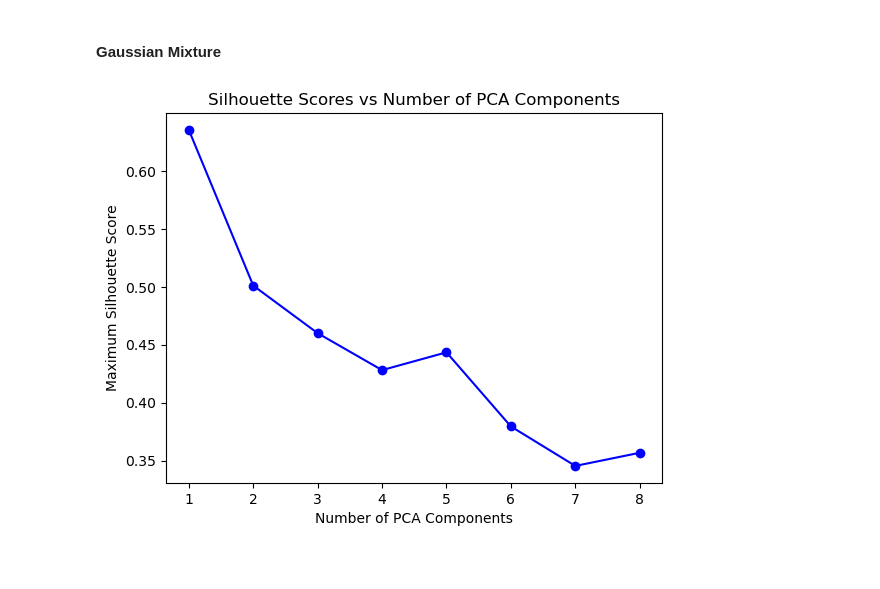
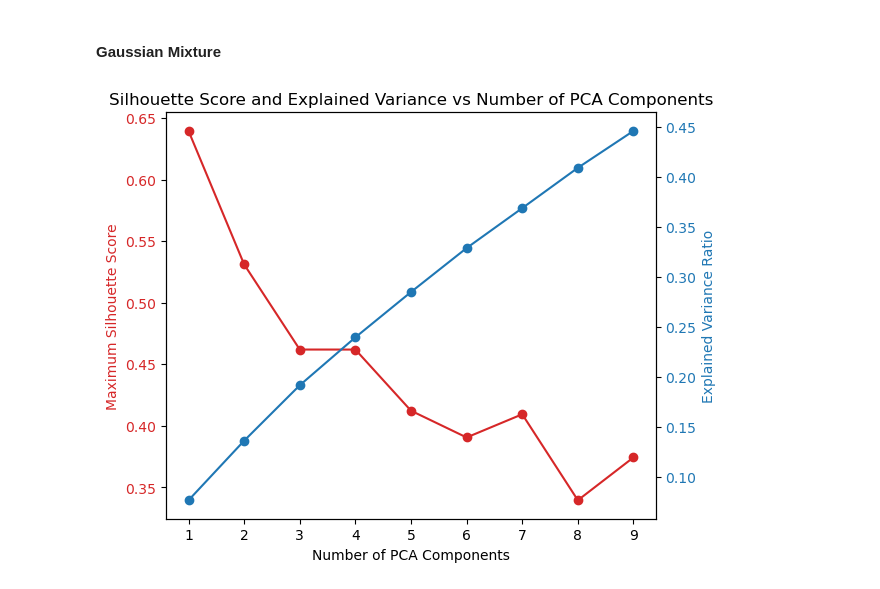
Before and after one commit to salihnuman/CS412_Project, a Jupyter notebook: hw_score_predict.ipynb, the cells around one changed output. Cells and saved outputs as stored; diff of their text form; code cells hidden in the pictures.

```diff
--- a/hw_score_predict.ipynb
+++ b/hw_score_predict.ipynb
@@ -432,7 +432,7 @@ from sklearn.metrics import silhouette_score
 from joblib import Parallel, delayed
 
 
-
+n_gmm_components = 9
 #n_components_range = [3, 5, 7, 9, 11] #cluster sayısı                             commentledim cluster sayısını 9'da fixed bırakmak icin
 covariance_types = ['full', 'tied', 'diag', 'spherical'] #covairance tipleri
 tolerance_values = [1e-4, 1e-3, 1e-2]  #convergence thresholdları
@@ -442,12 +442,13 @@ max_iter_values = [50, 100, 150]   # iteration sayısı
 
 
 silhouette_scores = []
-
+n_pca_components_range = range(1, 10)
 num_components_list = []
 max_silhouette_scores_list = []
+explained_variance_ratios = []
 
 # 1den 9 a kadar pca componentı arasında iterate ediyorum
-for n_components_pca in range(1, 9):
+for n_components_pca in n_pca_components_range:
 
     pca = PCA(n_components=n_components_pca)
     prompts_tf_idf_pca = pca.fit_transform(prompts_TF_IDF)
@@ -465,36 +466,52 @@ for n_components_pca in range(1, 9):
         gmm.fit(prompts_tf_idf_scaled)
         cluster_assignments = gmm.predict(prompts_tf_idf_scaled)
         silhouette_avg = silhouette_score(prompts_tf_idf_scaled, cluster_assignments)
         return silhouette_avg
 
     #parallel kullanarak looplama
     silhouette_scores_pca.extend(
         Parallel(n_jobs=-1)(
             delayed(calculate_silhouette_score)(cov_type, tol, max_iter)
             for cov_type in covariance_types
             for tol in tolerance_values
             for max_iter in max_iter_values
         )
     )
 
 
     max_silhouette_score = max(silhouette_scores_pca)
     silhouette_scores.append({
         'n_components_pca': n_components_pca,
         'max_silhouette_score': max_silhouette_score
     })
 
 
     #score ve componentları listeye ekleme
     num_components_list.append(n_components_pca)
     max_silhouette_scores_list.append(max_silhouette_score)
 
 
-#plotlama kısmı
-plt.plot(num_components_list, max_silhouette_scores_list, marker='o', linestyle='-', color='blue')
-plt.title('Silhouette Scores vs Number of PCA Components')
-plt.xlabel('Number of PCA Components')
-plt.ylabel('Maximum Silhouette Score')
+    explained_variance_ratio = np.sum(pca.explained_variance_ratio_)
+
+    explained_variance_ratios.append(explained_variance_ratio)
+
+# Plotting
+fig, ax1 = plt.subplots()
+
+color = 'tab:red'
+ax1.set_xlabel('Number of PCA Components')
+ax1.set_ylabel('Maximum Silhouette Score', color=color)
+ax1.plot(n_pca_components_range, max_silhouette_scores_list, marker='o', linestyle='-', color=color)
+ax1.tick_params(axis='y', labelcolor=color)
+
+ax2 = ax1.twinx()
+color = 'tab:blue'
+ax2.set_ylabel('Explained Variance Ratio', color=color)
+ax2.plot(n_pca_components_range, explained_variance_ratios, marker='o', linestyle='-', color=color)
+ax2.tick_params(axis='y', labelcolor=color)
+
+fig.tight_layout()
+plt.title('Silhouette Score and Explained Variance vs Number of PCA Components')
 plt.show()
 # %% [output]
-[figure, old version]
+[figure, new version]
```
